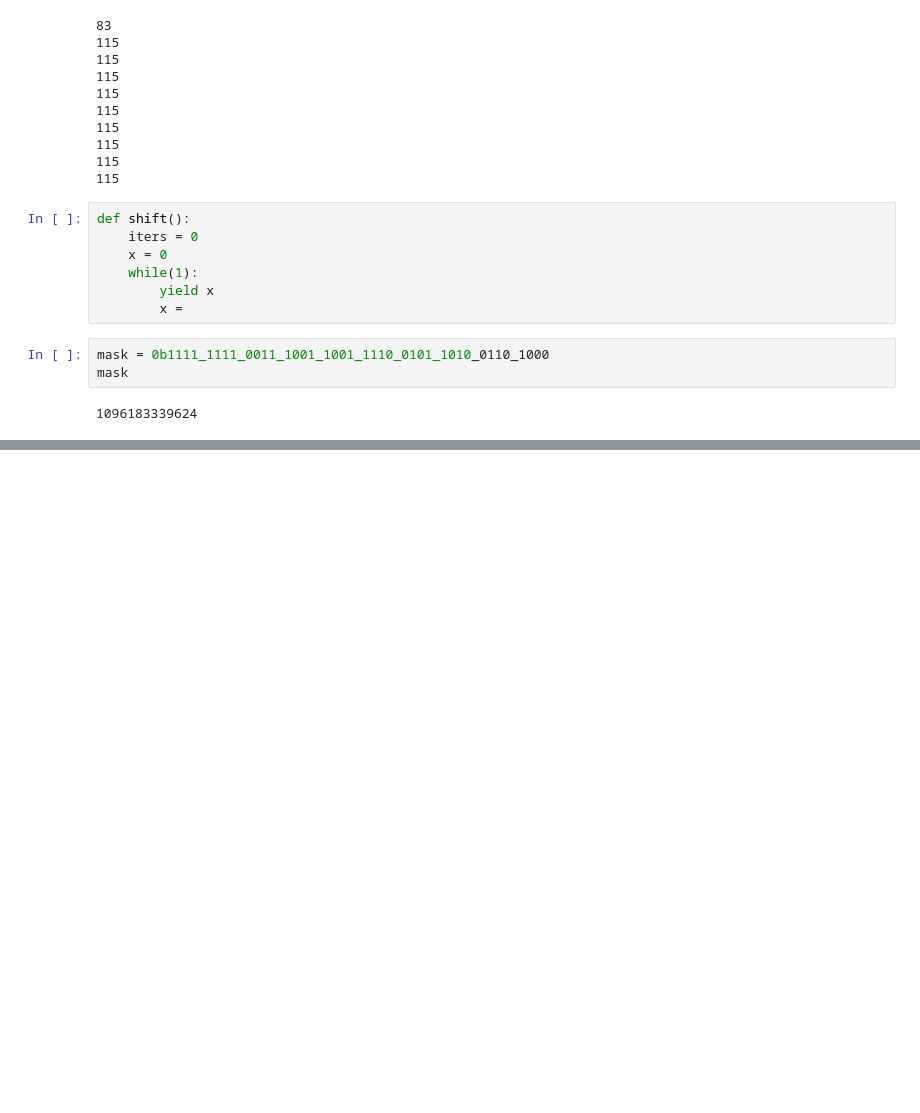
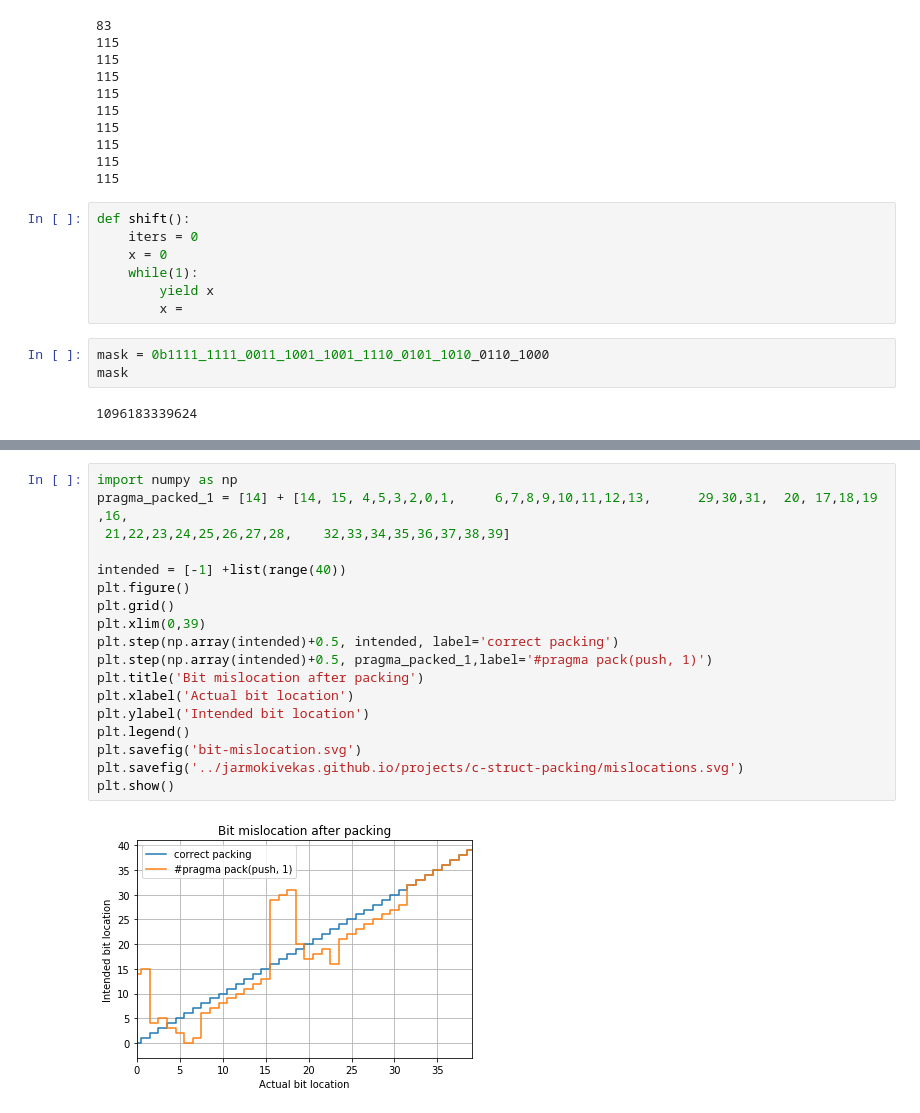
Before and after one commit to jarmokivekas/proximity-1, a Jupyter notebook: notes.ipynb, the cells around one changed output, grey strips where cells are left out. Cells and saved outputs as stored; diff of their text form; blank space fills up the shorter version.

```diff
--- a/notes.ipynb
+++ b/notes.ipynb
@@ -40,0 +79,20 @@ mask
+# %%
+import numpy as np
+pragma_packed_1 = [14] + [14, 15, 4,5,3,2,0,1,     6,7,8,9,10,11,12,13,      29,30,31,  20, 17,18,19  ,16,
+ 21,22,23,24,25,26,27,28,    32,33,34,35,36,37,38,39]
+
+intended = [-1] +list(range(40))
+plt.figure()
+plt.grid()
+plt.xlim(0,39)
+plt.step(np.array(intended)+0.5, intended, label='correct packing')
+plt.step(np.array(intended)+0.5, pragma_packed_1,label='#pragma pack(push, 1)')
+plt.title('Bit mislocation after packing')
+plt.xlabel('Actual bit location')
+plt.ylabel('Intended bit location')
+plt.legend()
+plt.savefig('bit-mislocation.svg')
+plt.savefig('../jarmokivekas.github.io/projects/c-struct-packing/mislocations.svg')
+plt.show()
+# %% [output]
+[figure, added]
```
Also changed, not shown: parts of 3 cells of this notebook, 11 other files.
